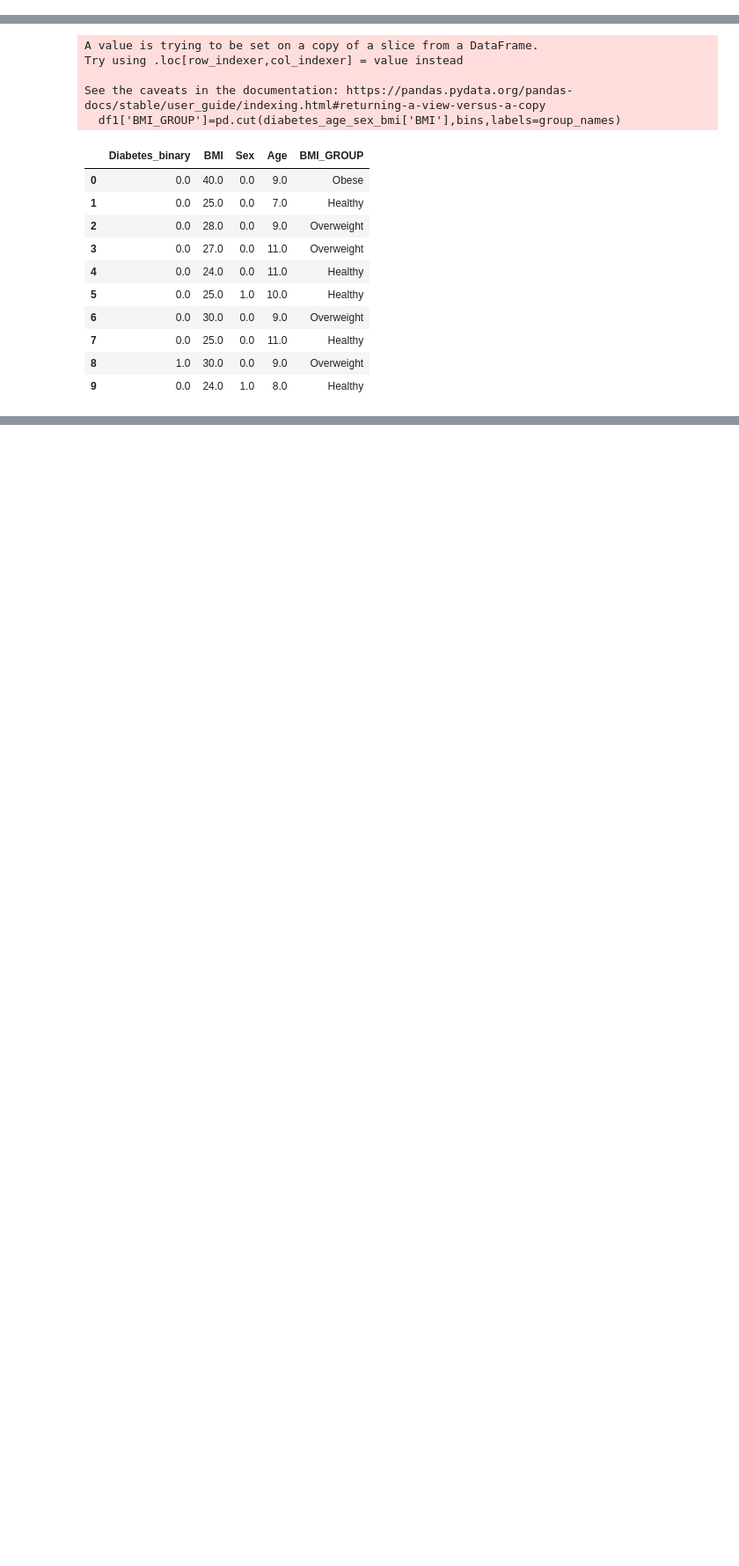
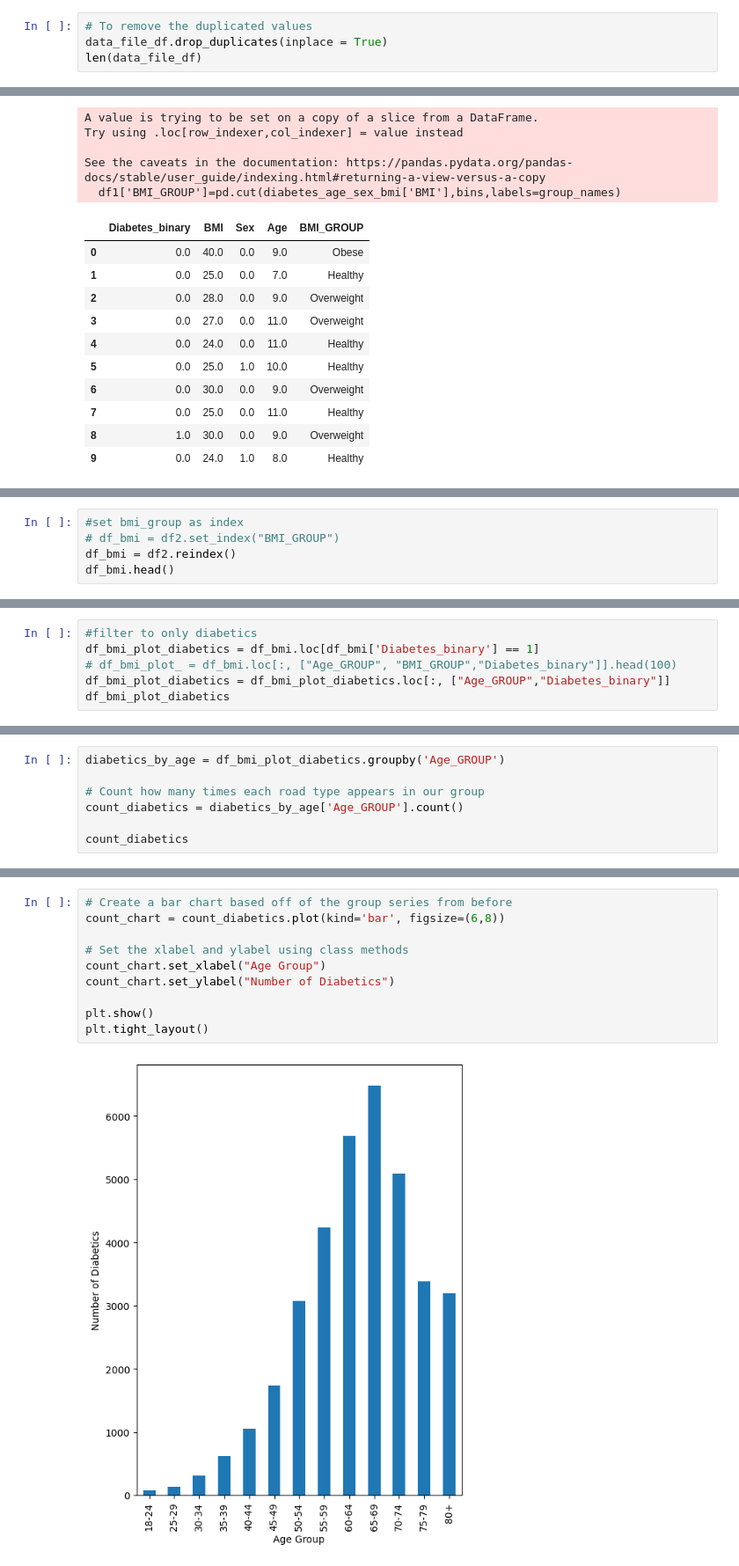
Before and after one commit to michaelz-id/project_1, a Jupyter notebook: Project1_testfile.ipynb, the cells around one changed output, grey strips where cells are left out. Shown at 88% size. Saved outputs shown, nothing was run; the diff lists cells and outputs as text; blank space fills up the shorter version.

```diff
--- a/Project1_testfile.ipynb
+++ b/Project1_testfile.ipynb
@@ -25,0 +37,4 @@ data_file_df.head(10)
+# %%
+# To remove the duplicated values
+data_file_df.drop_duplicates(inplace = True)
+len(data_file_df)
@@ -121,0 +139,5 @@ See the caveats in the documentation: https://pandas.pydata.org/pandas-docs/stab
+# %%
+#set bmi_group as index
+# df_bmi = df2.set_index("BMI_GROUP")
+df_bmi = df2.reindex()
+df_bmi.head()
@@ -121,0 +169,6 @@ See the caveats in the documentation: https://pandas.pydata.org/pandas-docs/stab
+# %%
+#filter to only diabetics
+df_bmi_plot_diabetics = df_bmi.loc[df_bmi['Diabetes_binary'] == 1]
+# df_bmi_plot_ = df_bmi.loc[:, ["Age_GROUP", "BMI_GROUP","Diabetes_binary"]].head(100)
+df_bmi_plot_diabetics = df_bmi_plot_diabetics.loc[:, ["Age_GROUP","Diabetes_binary"]]
+df_bmi_plot_diabetics
@@ -121,0 +189,7 @@ See the caveats in the documentation: https://pandas.pydata.org/pandas-docs/stab
+# %%
+diabetics_by_age = df_bmi_plot_diabetics.groupby('Age_GROUP')
+
+# Count how many times each road type appears in our group
+count_diabetics = diabetics_by_age['Age_GROUP'].count()
+
+count_diabetics
@@ -121,0 +212,12 @@ See the caveats in the documentation: https://pandas.pydata.org/pandas-docs/stab
+# %%
+# Create a bar chart based off of the group series from before
+count_chart = count_diabetics.plot(kind='bar', figsize=(6,8))
+
+# Set the xlabel and ylabel using class methods
+count_chart.set_xlabel("Age Group")
+count_chart.set_ylabel("Number of Diabetics")
+
+plt.show()
+plt.tight_layout()
+# %% [output]
+[figure, added]
```
Also changed, not shown: parts of 10 cells of this notebook.
